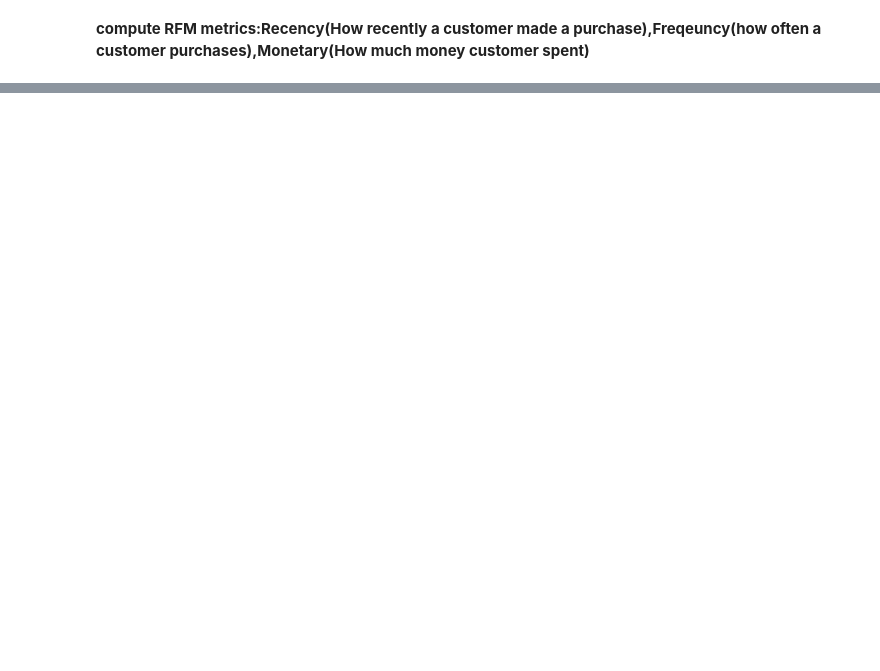
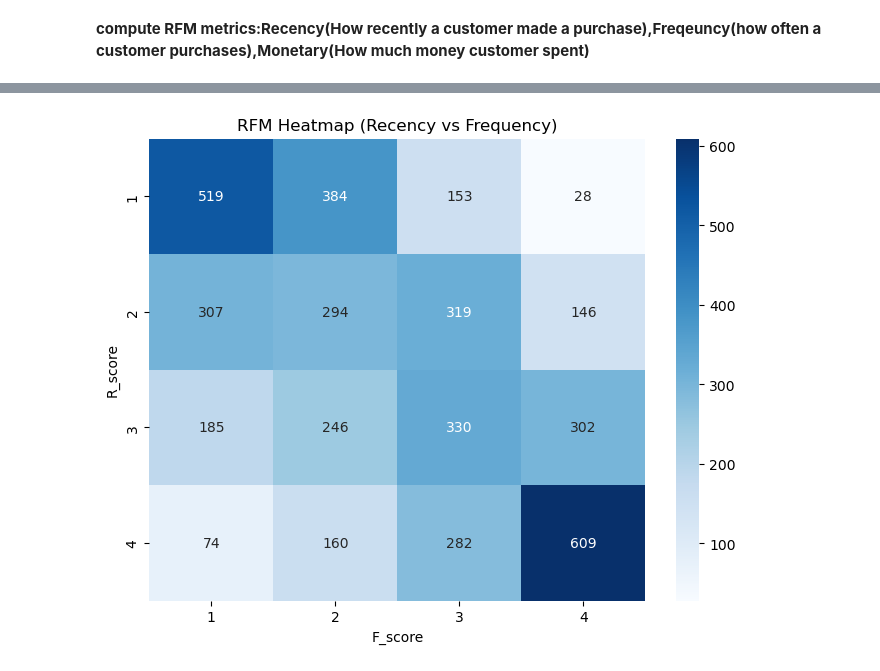
Before and after one commit to Ayush080-bct/E-commerce-Data-Analysis, a Jupyter notebook: notebook/03_cus_segementation.ipynb, the cells around one changed output, grey strips where cells are left out. Saved outputs shown, nothing was run; the diff lists cells and outputs as text; code cells hidden in the pictures; blank space fills up the shorter version.

```diff
--- a/notebook/03_cus_segementation.ipynb
+++ b/notebook/03_cus_segementation.ipynb
@@ -124,0 +329,30 @@ dtype: int64
+# %%
+rfm['R_score']=pd.qcut(
+    rfm['Recency'],
+    4,
+    labels=[4,3,2,1]#lower recency means customer visit oftenly so i label them as 4 (high score)
+).astype(int)# Divide data into bins with (approximately) equal number of observations.
+#mport pandas as pd data = [10, 20, 30, 40, 50, 60, 70, 80]pd.qcut(data, 4, labels=False)
+#[0, 0, 1, 1, 2, 2, 3, 3] gives index to each item and divide data into 4 group using quartile
+#So yes, it’s like breaking a stick into 4 equal parts by cutting it 3 times(25%,50%,75%) —
+# but instead of physical length, the cuts are based on data distribution (quantiles).
+# %%
+rfm['F_score']=pd.qcut(
+    rfm['Frequency'].rank(method="first"),
+    4,
+    labels=[1,2,3,4]#since here high frequency of customer is defined good so high score for high frequency is 4 unlike recency,
+    #since this divide the groups in 4 part like (lowest->lower->higher->highest) just raw value,so we rank them in renency term
+    #we label lower as high score since customer is visiting often
+).astype(int)
+# %%
+rfm['M_score']=pd.qcut(
+    rfm['Monetory'],
+    4,
+    labels=[1,2,3,4]
+).astype(int)
+# %%
+rfm["RFM_score"]=(
+    rfm["R_score"].astype(str)+
+    rfm["F_score"].astype(str)+
+    rfm["M_score"].astype(str)
+)#444 best customer
@@ -124,0 +392,14 @@ dtype: int64
+# %%
+# Count customers by RFM score
+rfm_counts = rfm.groupby(["R_score","F_score"]).size().reset_index(name="count")
+
+# Pivot for heatmap
+rfm_matrix = rfm_counts.pivot(index="R_score", columns="F_score", values="count")
+
+# Plot heatmap
+plt.figure(figsize=(8,6))
+sns.heatmap(rfm_matrix, annot=True, fmt="d", cmap="Blues")
+plt.title("RFM Heatmap (Recency vs Frequency)")
+plt.show()
+# %% [output]
+[figure, added]
```
Also changed, not shown: parts of 43 cells of this notebook, 1 other file.
